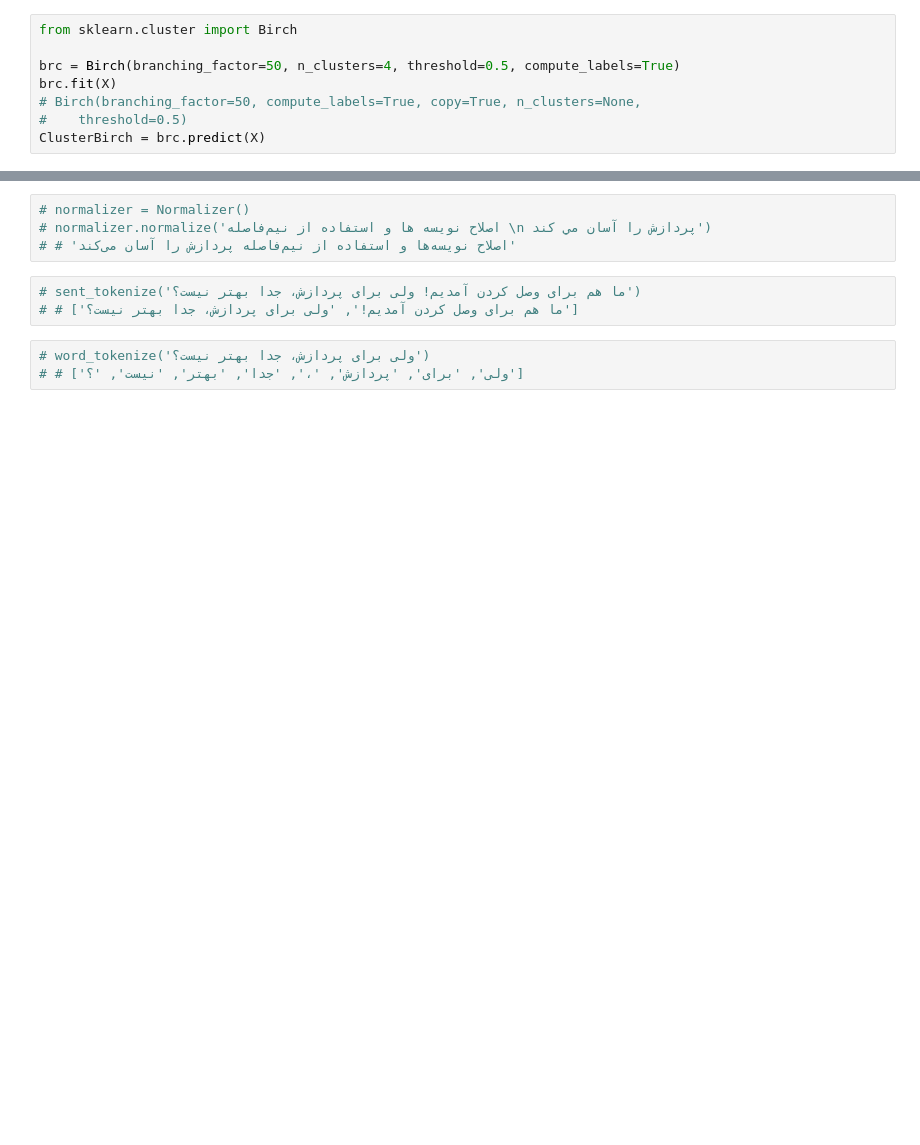
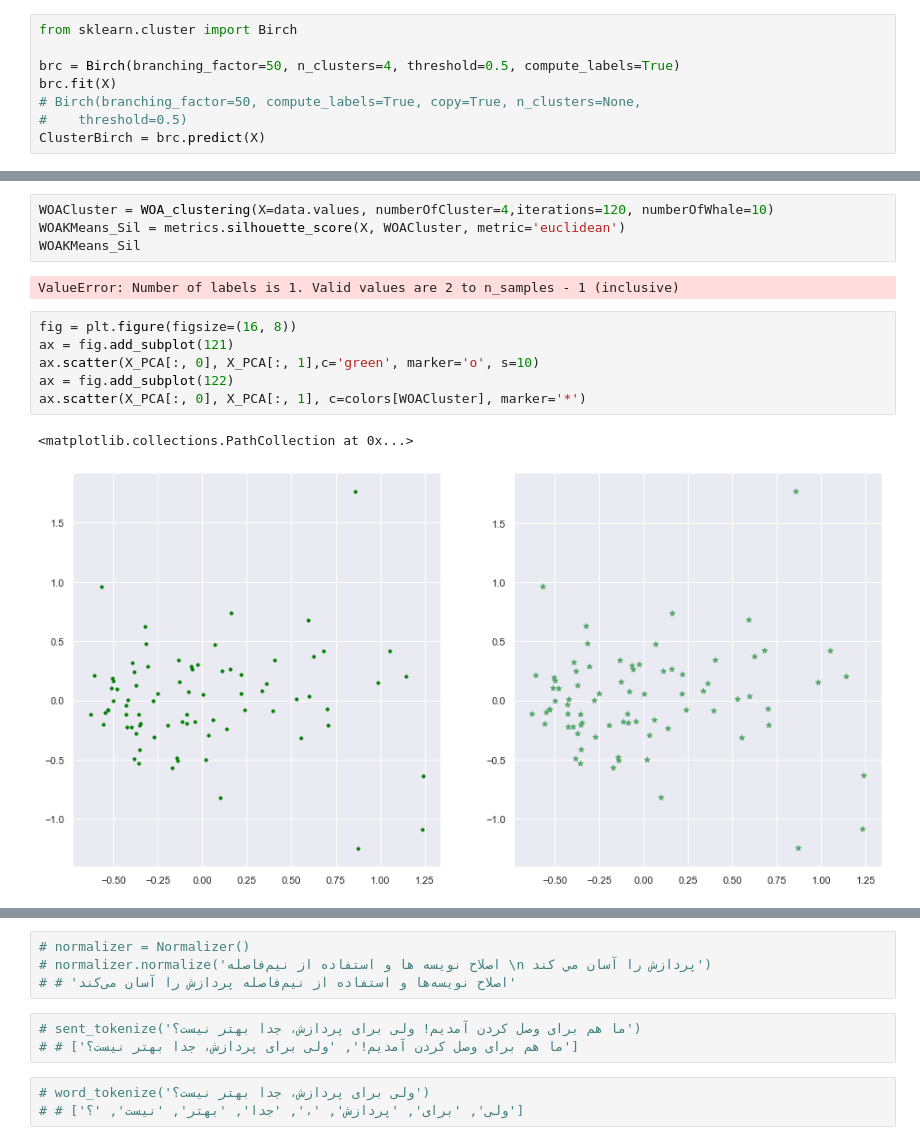
Before and after one commit to aminkhod/PersainTextClusteringWithHazm, a Jupyter notebook: TextPsychology.ipynb, the cells around one changed output, grey strips where cells are left out. Drawn from its saved outputs; the diff is of its cells as text; blank space fills up the shorter version.

```diff
--- a/TextPsychology.ipynb
+++ b/TextPsychology.ipynb
@@ -500,3 +610,18 @@ ax.scatter(X_PCA[:, 0], X_PCA[:, 1], c=colors[ClusterBirch], marker='*')
+# %%
+WOACluster = WOA_clustering(X=data.values, numberOfCluster=4,iterations=120, numberOfWhale=10)
+WOAKMeans_Sil = metrics.silhouette_score(X, WOACluster, metric='euclidean')
+WOAKMeans_Sil
+# %% [output]
+ValueError: Number of labels is 1. Valid values are 2 to n_samples - 1 (inclusive)
+# %%
+fig = plt.figure(figsize=(16, 8))
+ax = fig.add_subplot(121)
+ax.scatter(X_PCA[:, 0], X_PCA[:, 1],c='green', marker='o', s=10)
+ax = fig.add_subplot(122)
+ax.scatter(X_PCA[:, 0], X_PCA[:, 1], c=colors[WOACluster], marker='*')
+# %% [output]
+<matplotlib.collections.PathCollection at 0x...>
+[figure, added]
 # %%
 GAKMeans_Sil = metrics.silhouette_score(X, a, metric='euclidean')
 GAKMeans_Sil
```
Also changed, not shown: parts of 15 cells of this notebook.
